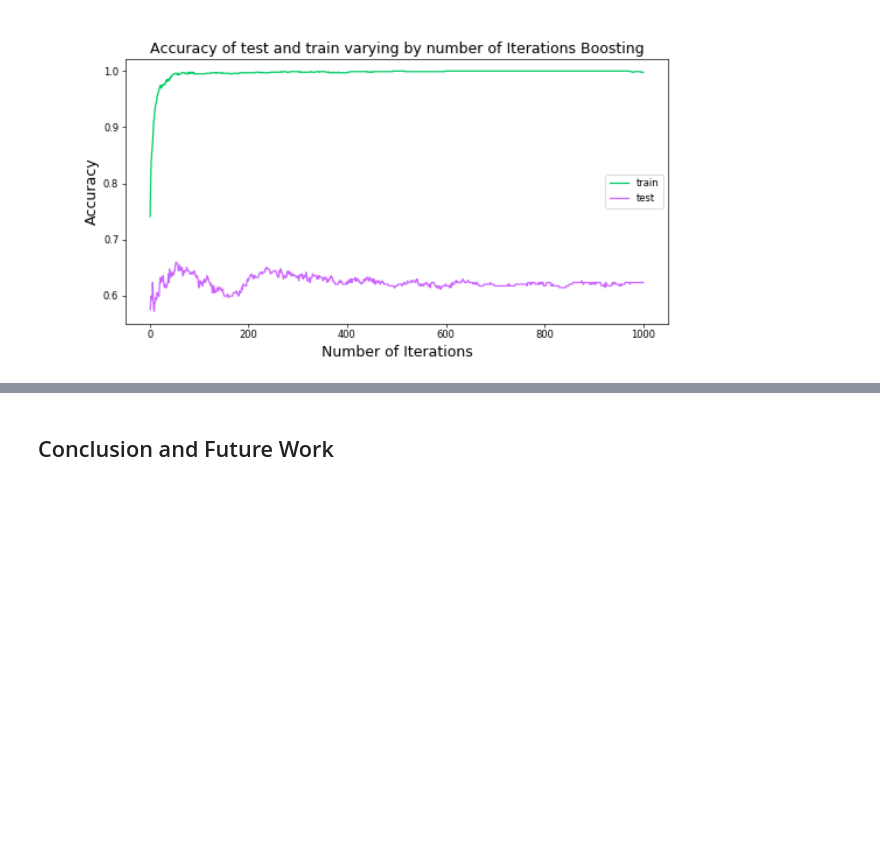
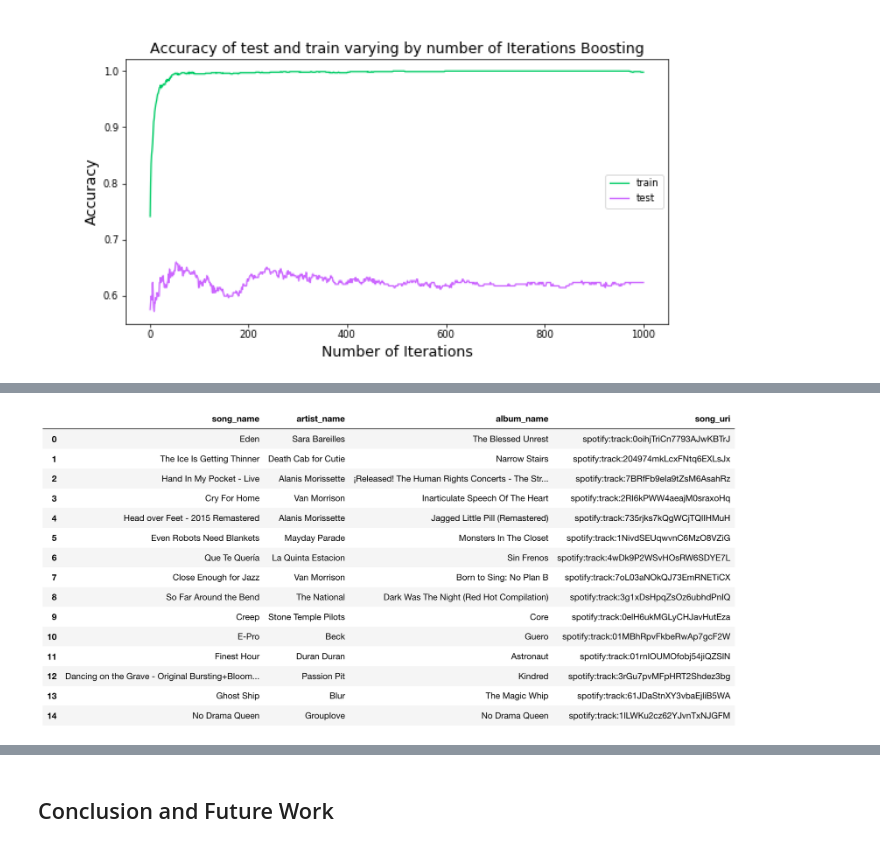
Before and after one commit to YaldaAmini/DS_Project_group54, a Jupyter notebook: notebooks/summary.ipynb, the cells around one changed output, grey strips where cells are left out. Drawn from its saved outputs; the diff is of its cells as text; code cells hidden in the pictures; blank space fills up the shorter version.

```diff
--- a/notebooks/summary.ipynb
+++ b/notebooks/summary.ipynb
@@ -74,0 +107,4 @@ Image("img/adaboost.png",width=700, height=400)
+# %%
+Image("img/cosine_result_1.png",width=700, height=400)
+# %% [output]
+[figure, added]
```
Also changed, not shown: parts of 14 cells of this notebook, 9 other files.
